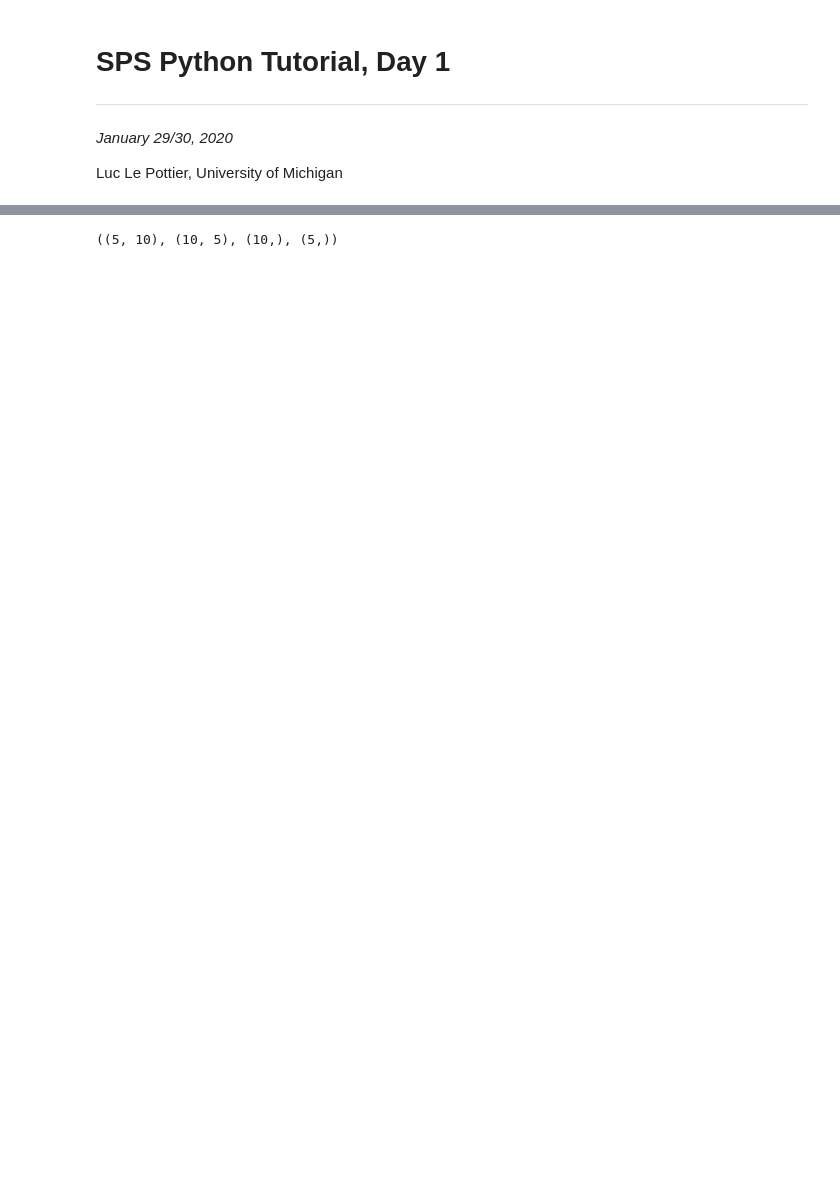
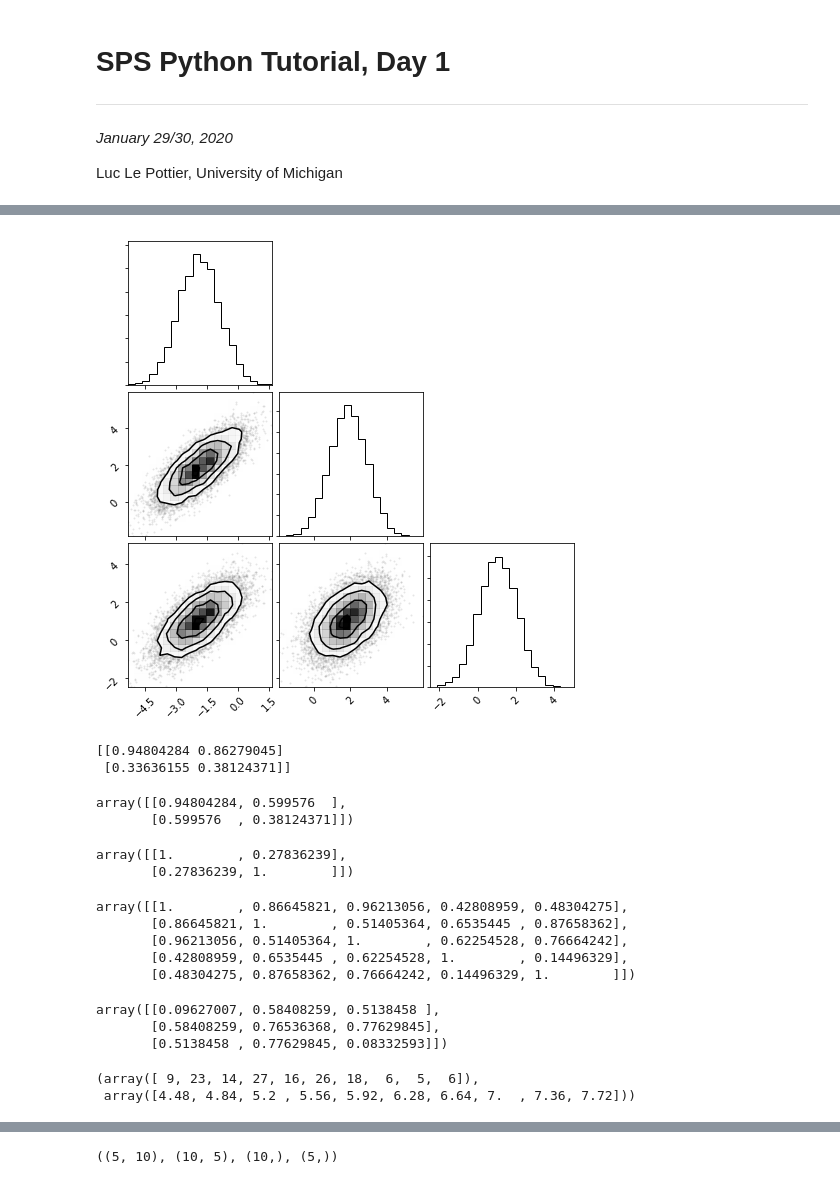
Before and after one commit to luclepot/SPS_ml_tutorial, a Jupyter notebook: day1/2_data.ipynb, the cells around one changed output, grey strips where cells are left out. Saved outputs shown, nothing was run; the diff lists cells and outputs as text; code cells hidden in the pictures; blank space fills up the shorter version.

```diff
--- a/day1/2_data.ipynb
+++ b/day1/2_data.ipynb
@@ -30,0 +391,42 @@ import numpy as np
+# %%
+n = 3
+means = np.random.uniform(-2, 2, n)
+cov = np.random.uniform(0, 1, size=(n,n))
+cov = np.maximum(np.mean([cov, cov.T], axis=0), np.identity(n))
+
+big_data = np.random.multivariate_normal(mean=means, cov=cov.T, size=10000)
+_ = corner.corner(big_data)
+# %% [output]
+[figure, added]
+# %%
+print(cov)
+np.mean([cov, cov.T], axis=0)
+# %% [output]
+[[0.94804284 0.86279045]
+ [0.33636155 0.38124371]]
+array([[0.94804284, 0.599576  ],
+       [0.599576  , 0.38124371]])
+# %%
+cov
+# %% [output]
+array([[1.        , 0.27836239],
+       [0.27836239, 1.        ]])
+# %%
+cov
+# %% [output]
+array([[1.        , 0.86645821, 0.96213056, 0.42808959, 0.48304275],
+       [0.86645821, 1.        , 0.51405364, 0.6535445 , 0.87658362],
+       [0.96213056, 0.51405364, 1.        , 0.62254528, 0.76664242],
+       [0.42808959, 0.6535445 , 0.62254528, 1.        , 0.14496329],
+       [0.48304275, 0.87658362, 0.76664242, 0.14496329, 1.        ]])
+# %%
+cov
+# %% [output]
+array([[0.09627007, 0.58408259, 0.5138458 ],
+       [0.58408259, 0.76536368, 0.77629845],
+       [0.5138458 , 0.77629845, 0.08332593]])
+# %%
+bins, vals
+# %% [output]
+(array([ 9, 23, 14, 27, 16, 26, 18,  6,  5,  6]),
+ array([4.48, 4.84, 5.2 , 5.56, 5.92, 6.28, 6.64, 7.  , 7.36, 7.72]))
```
Also changed, not shown: parts of 49 cells of this notebook, 2 other files.
